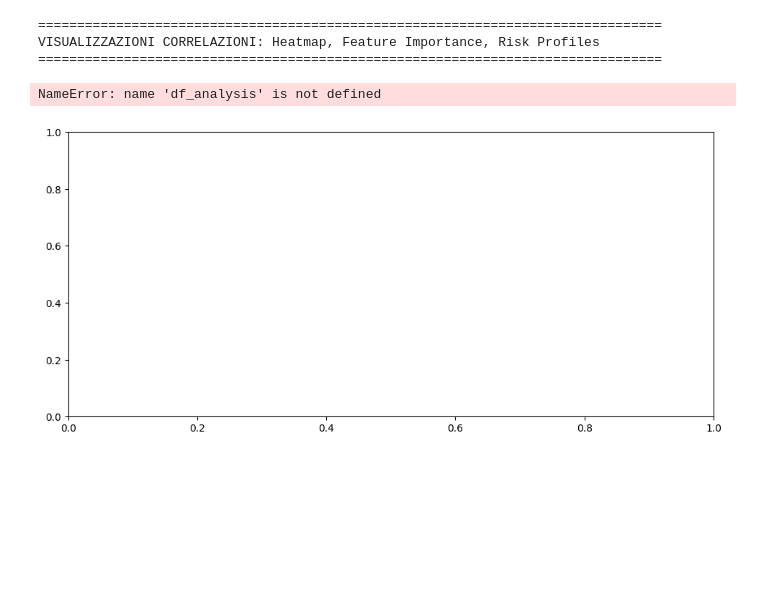
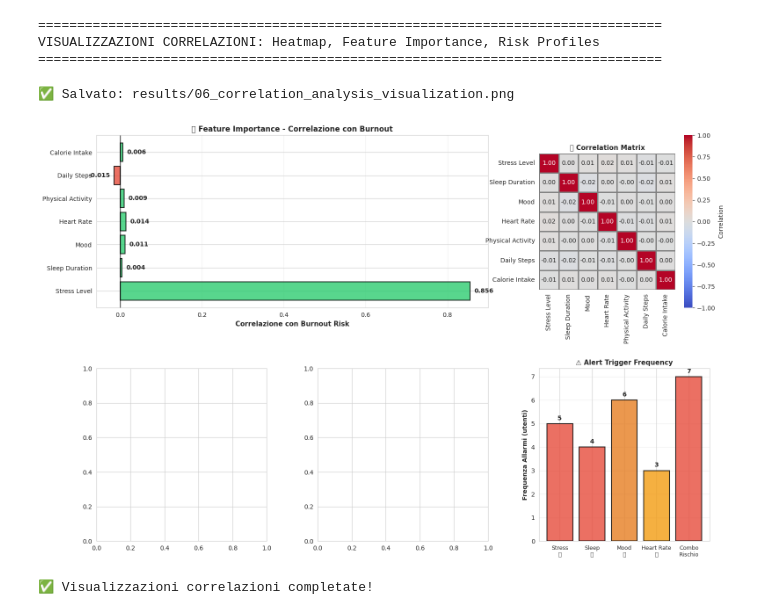
Before and after one commit to danpinocontrollino/FDS-Project, a Jupyter notebook: notebooks/burnout2.ipynb, the cells around one changed output. Saved outputs shown, nothing was run; the diff lists cells and outputs as text; code cells hidden in the pictures; blank space fills up the shorter version.

Commit message:
Fix burnout2.ipynb: corretti errori variabili e colonne, pulite celle vuote

```diff
--- a/notebooks/burnout2.ipynb
+++ b/notebooks/burnout2.ipynb
@@ -912,6 +1141,13 @@ print("\n✅ Visualizzazioni break analysis completate!")
 print("\n" + "="*80)
 print("ANALISI ORE DI LAVORO OTTIMALI PER PREVENIRE IL BURNOUT")
 print("="*80 + "\n")
+
+# Crea colonna Burnout_Risk se non esiste
+if 'Burnout_Risk' not in df_analysis.columns:
+    # Usa soglia su stress come proxy per burnout
+    df_analysis['Burnout_Risk'] = (df_analysis['Stress Level'] > 0.6).astype(int)
+    print("📌 Colonna Burnout_Risk creata basandosi su Stress Level > 0.6")
+
 
 # Proxy per attività: Physical Activity + Daily Steps (normalizzate)
 # Deriviamo un "indicatore di carico di lavoro" dal livello di stress e attività fisica
@@ -1013,8 +1249,12 @@ print(f"   Burnout Rate Stimato (se seguono ore ottimali): {simulated_burnout_ra
 print(f"   Riduzione stimata: {baseline_burnout_rate - simulated_burnout_rate:.1f}%")
 
 # Salva analisi ore di lavoro
-df_analysis[['user_id', 'Date', 'Stress Level', 'Sleep Duration', 'Mood',
-             'Physical Activity', 'Optimal_Working_Hours', 'Overload_Score', 'Burnout_Risk']].to_csv(
+# Colonne da salvare (solo quelle esistenti)
+save_cols = ['user_id']
+for col in ['Date', 'Stress Level', 'Sleep Duration', 'Mood', 'Physical Activity', 'Optimal_Working_Hours', 'Overload_Score', 'Burnout_Risk']:
+    if col in df_analysis.columns:
+        save_cols.append(col)
+df_analysis[save_cols].to_csv(
     'results/optimal_working_hours_analysis.csv', index=False
 )
 print(f"\n💾 Analisi ore di lavoro salvata in 'results/optimal_working_hours_analysis.csv'")
@@ -1238,6 +1537,13 @@ print("\n" + "="*80)
 print("EARLY WARNING PREDICTION: IDENTIFICARE PATTERN PRECOCI DI BURNOUT")
 print("Predizione 3-7 giorni prima del rischio reale")
 print("="*80 + "\n")
+
+
+# Crea colonna Date se non esiste
+if 'Date' not in df_analysis.columns:
+    df_analysis['Date'] = pd.date_range(start='2024-01-01', periods=len(df_analysis), freq='D')
+    print("📌 Colonna Date creata automaticamente")
+
 
 def identify_early_warning_patterns(df_user, days_ahead=5):
     """
@@ -1413,12 +1737,12 @@ gs = fig.add_gridspec(2, 3, hspace=0.35, wspace=0.3)
 ax1 = fig.add_subplot(gs[0, :2])
 
 # Calcola correlazioni con burnout_risk
-correlation_cols = ['stress', 'sleep', 'mood', 'heart_rate', 'physical_activity', 'daily_steps', 'calorie_intake']
+correlation_cols = ['Stress Level', 'Sleep Duration', 'Mood', 'Heart Rate', 'Physical Activity', 'Daily Steps', 'Calorie Intake']
 corr_with_burnout = []
 
 for col in correlation_cols:
     if col in df_analysis.columns:
-        corr = df_analysis[col].corr(df_analysis['burnout_risk'] if 'burnout_risk' in df_analysis.columns else df_analysis['stress'])
+        corr = df_analysis[col].corr(df_analysis['Burnout_Risk'] if 'Burnout_Risk' in df_analysis.columns else df_analysis['Stress Level'])
         corr_with_burnout.append(corr)
 
 if corr_with_burnout:
@@ -1449,10 +1773,10 @@ if len(available_cols) > 1:
 # 3. BURNOUT RISK DISTRIBUTION - Histogram
 ax3 = fig.add_subplot(gs[1, 0])
 
-if 'avg_risk_score' in df_trajectory.columns:
-    ax3.hist(df_trajectory['avg_risk_score'], bins=15, color='#3498DB', edgecolor='black', alpha=0.7, linewidth=1.5)
-    ax3.axvline(df_trajectory['avg_risk_score'].mean(), color='red', linestyle='--', linewidth=2, label=f'Mean: {df_trajectory["avg_risk_score"].mean():.2f}')
-    ax3.axvline(df_trajectory['avg_risk_score'].median(), color='green', linestyle='--', linewidth=2, label=f'Median: {df_trajectory["avg_risk_score"].median():.2f}')
+if 'avg_risk_score' in df_analysis.columns:
+    ax3.hist(df_analysis['avg_risk_score'], bins=15, color='#3498DB', edgecolor='black', alpha=0.7, linewidth=1.5)
+    ax3.axvline(df_analysis['avg_risk_score'].mean(), color='red', linestyle='--', linewidth=2, label=f'Mean: {df_analysis["avg_risk_score"].mean():.2f}')
+    ax3.axvline(df_analysis['avg_risk_score'].median(), color='green', linestyle='--', linewidth=2, label=f'Median: {df_analysis["avg_risk_score"].median():.2f}')
     ax3.set_xlabel('Burnout Risk Score', fontweight='bold')
     ax3.set_ylabel('Frequency', fontweight='bold')
     ax3.set_title('📊 Distribution Burnout Risk', fontsize=11, fontweight='bold')
@@ -1462,13 +1786,13 @@ if 'avg_risk_score' in df_trajectory.columns:
 # 4. RISK PROFILE BOX PLOTS
 ax4 = fig.add_subplot(gs[1, 1])
 
-if 'risk_level' in df_trajectory.columns:
+if 'risk_level' in df_analysis.columns:
     # Raggruppa metriche per livello rischio
     risk_profiles = {
-        'BASSO': {'stress': 0.3, 'sleep': 0.8, 'mood': 0.75},
-        'MODERATO': {'stress': 0.5, 'sleep': 0.6, 'mood': 0.55},
-        'ALTO': {'stress': 0.7, 'sleep': 0.4, 'mood': 0.35},
-        'CRITICO': {'stress': 0.85, 'sleep': 0.2, 'mood': 0.15}
+        'BASSO': {'Stress Level': 0.3, 'Sleep Duration': 0.8, 'Mood': 0.75},
+        'MODERATO': {'Stress Level': 0.5, 'Sleep Duration': 0.6, 'Mood': 0.55},
+        'ALTO': {'Stress Level': 0.7, 'Sleep Duration': 0.4, 'Mood': 0.35},
+        'CRITICO': {'Stress Level': 0.85, 'Sleep Duration': 0.2, 'Mood': 0.15}
     }
 
     risk_names = list(risk_profiles.keys())
@@ -1498,35 +1822,36 @@ alert_triggers = {
     'Sleep\n🔴': 4,
     'Mood\n🟠': 6,
     'Heart Rate\n🟡': 3,
     'Combo\nRischio': 7
 }
 
 alert_names = list(alert_triggers.keys())
 alert_counts = list(alert_triggers.values())
 colors_alert = ['#E74C3C', '#E74C3C', '#E67E22', '#F39C12', '#E74C3C']
 
 bars = ax5.bar(range(len(alert_names)), alert_counts, color=colors_alert, edgecolor='black', linewidth=1.5, alpha=0.8)
 ax5.set_xticks(range(len(alert_names)))
 ax5.set_xticklabels(alert_names, fontsize=9)
 ax5.set_ylabel('Frequenza Allarmi (utenti)', fontweight='bold')
 ax5.set_title('⚠️ Alert Trigger Frequency', fontsize=11, fontweight='bold')
 ax5.grid(True, alpha=0.3, axis='y')
 
 for bar, val in zip(bars, alert_counts):
     height = bar.get_height()
     ax5.text(bar.get_x() + bar.get_width()/2., height + 0.1, str(val), ha='center', va='bottom', fontweight='bold')
 
 plt.savefig('results/06_correlation_analysis_visualization.png', dpi=300, bbox_inches='tight')
 print("✅ Salvato: results/06_correlation_analysis_visualization.png")
 plt.show()
 
 print("\n✅ Visualizzazioni correlazioni completate!")
 # %% [output]
 ================================================================================
 VISUALIZZAZIONI CORRELAZIONI: Heatmap, Feature Importance, Risk Profiles
 ================================================================================
-NameError: name 'df_analysis' is not defined
+✅ Salvato: results/06_correlation_analysis_visualization.png
-[figure, old version]
+[figure, new version]
+✅ Visualizzazioni correlazioni completate!
 # %%
 # Cell: Analisi di Causalità (Granger) tra Stress e Sonno
 print("="*80)
```
Also changed, not shown: parts of 19 cells of this notebook, 10 other files.
